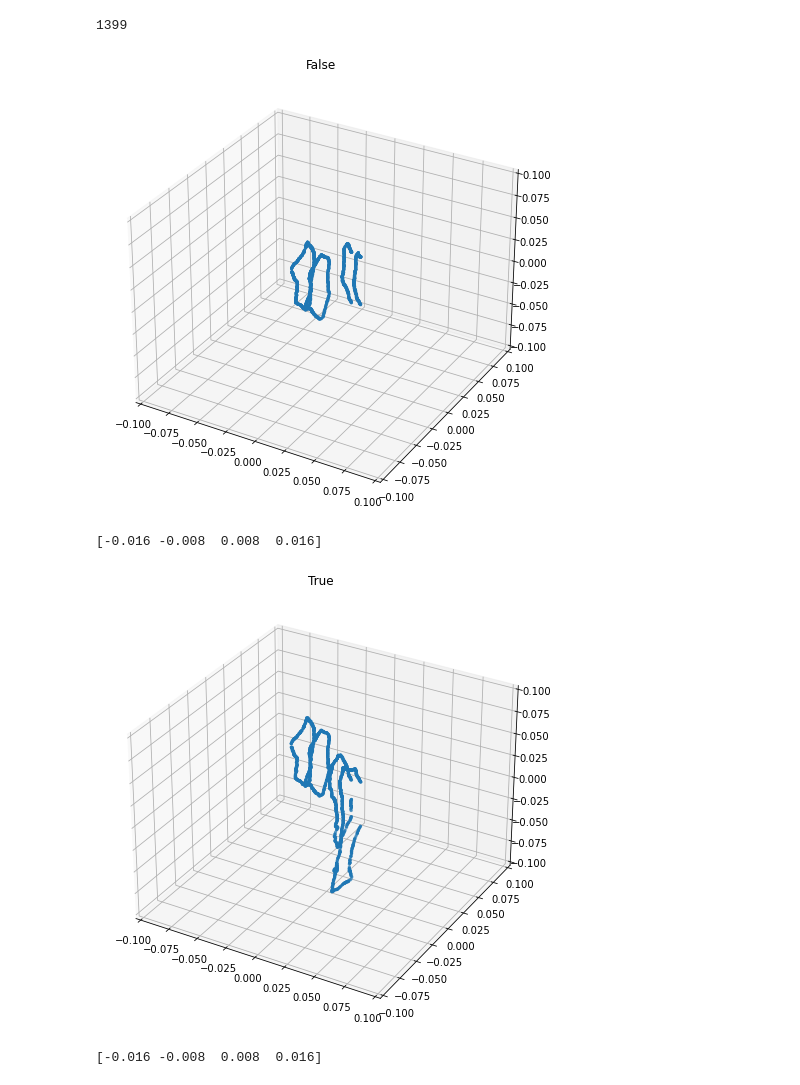
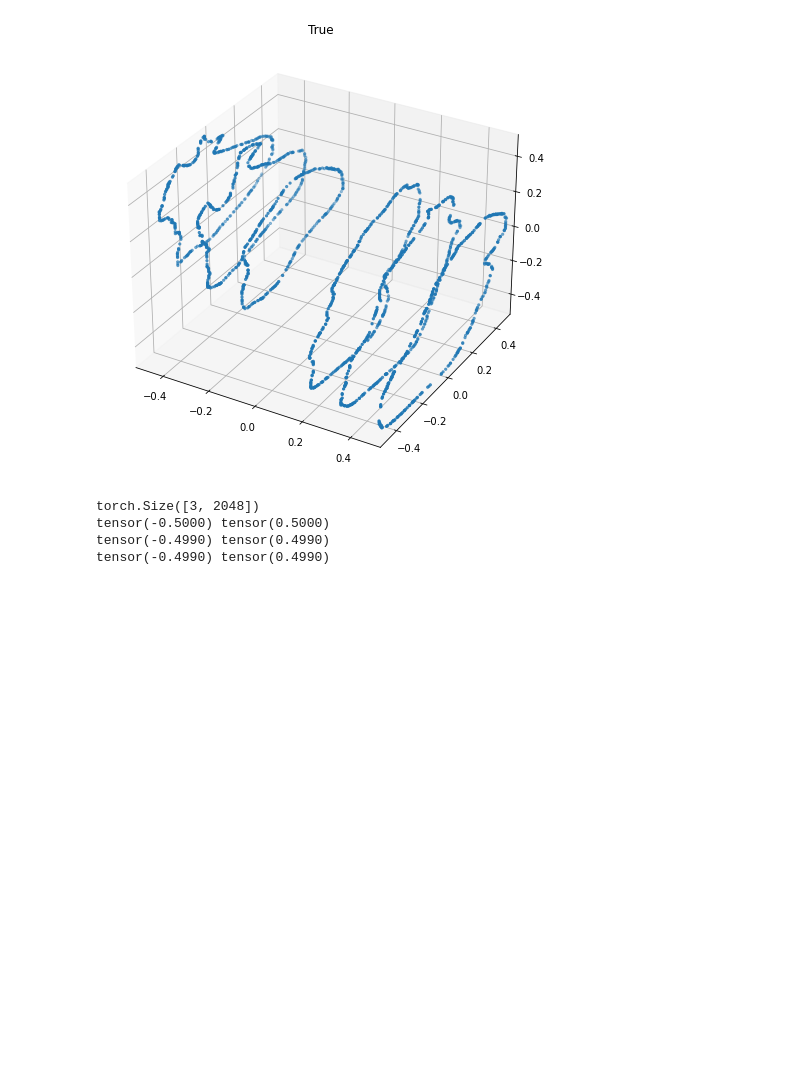
Before and after one commit to image-infomatics/proofreader, a Jupyter notebook: proofreader/notebooks/training_example.ipynb, the cells around one changed output. Saved outputs shown, nothing was run; the diff lists cells and outputs as text; code cells hidden in the pictures; blank space fills up the shorter version.

```diff
--- a/proofreader/notebooks/training_example.ipynb
+++ b/proofreader/notebooks/training_example.ipynb
@@ -43,13 +60,6 @@ with torch.no_grad():
         print(accs)
         acc += accs['total_acc']
         print(round(acc/count, 3))
-# %%
-def plot_example(x,y):
-    lim = (-.1,.1)
-    lim = (lim,lim,lim)
-    pc = np.swapaxes(x, 0, 1)
-    label = y.item() == 1
-    plot_3d(pc, title=label, lims=lim)
 # %%
 from proofreader.data.augment import Augmentor
 from proofreader.utils.torch import load_model
@@ -188,18 +215,3 @@ batch_acc['neurite_acc'] /= len(uids)
 batch_acc['seen_acc'] /= len(test_dataset_merged)
 print(len(uids), len(test_dataset_merged))
 print(batch_acc)
-# %%
-import random
-
-i = random.randint(0,len(X))
-x, y = X[i], Y[i]
-print(i)
-for j in range(len(x)):
-    plot_example(x[j],y[j,0])
-    print(np.unique(x[:,0,:]))
-# %% [output]
-1399
-[figure, removed]
-[-0.016 -0.008  0.008  0.016]
-[figure, removed]
-[-0.016 -0.008  0.008  0.016]
@@ -208,0 +269,42 @@ X, Y = equivariant_shuffle(X,Y)
+# %%
+from proofreader.data.cremi import *
+path = '/mnt/home/jberman/sc/proofreader/dataset/cremi'
+trueA = read_cremi_volume('A', seg=True, path=path)
+trueB = read_cremi_volume('B', seg=True, path=path)
+trueC = read_cremi_volume('C', seg=True, path=path)
+
+# A is clean
+trueA_test = trueA[:16].copy()
+trueA_train = trueA[16:].copy()
+
+trueB_test = trueB[:16].copy()
+trueB_train = trueB[16:].copy()
+# %%
+from proofreader.data.augment import Augmentor
+from proofreader.data.splitter import SliceDataset
+num_slices = 1
+radius = 96
+context_slices = 3
+num_points = 2048
+scale = 1000
+z_amt = (context_slices*2+num_slices)-1
+augmentor = Augmentor(center=True, shuffle=True,
+                        normalize=(z_amt, scale, scale))
+dataset = SliceDataset([trueB_train], num_slices, radius, context_slices, num_points=num_points, Augmentor=augmentor, truncate_candidates=0, candidate_group=False, scale=scale, verbose=False, allow_multiple=True)
+itr = dataset.__iter__()
+# %%
+example = next(itr)
+x, y = example
+plot_example(x,y=y, lim=0.5)
+# %% [output]
+[figure, added]
+# %%
+print(x.shape)
+print(torch.min(x[0]), torch.max(x[0]))
+print(torch.min(x[1]), torch.max(x[1]))
+print(torch.min(x[2]), torch.max(x[2]))
+# %% [output]
+torch.Size([3, 2048])
+tensor(-0.5000) tensor(0.5000)
+tensor(-0.4990) tensor(0.4990)
+tensor(-0.4990) tensor(0.4990)
```
Also changed, not shown: parts of 15 cells of this notebook, 10 other files.
